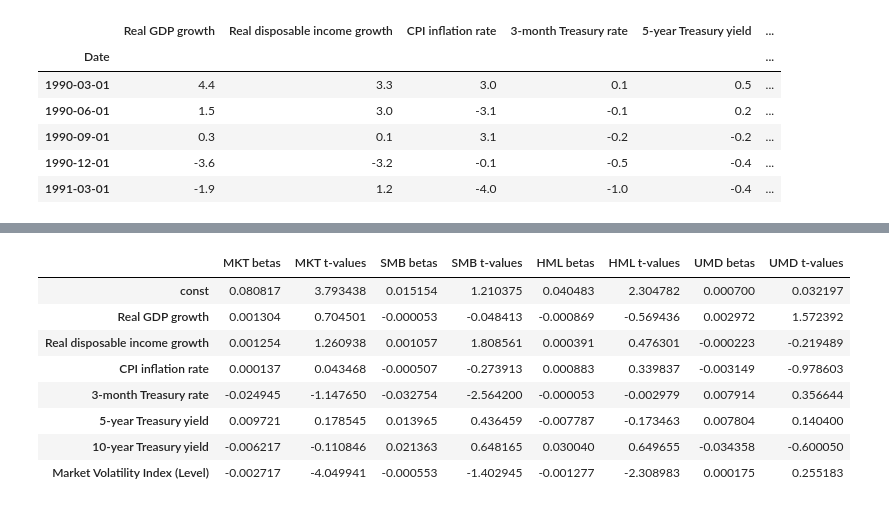
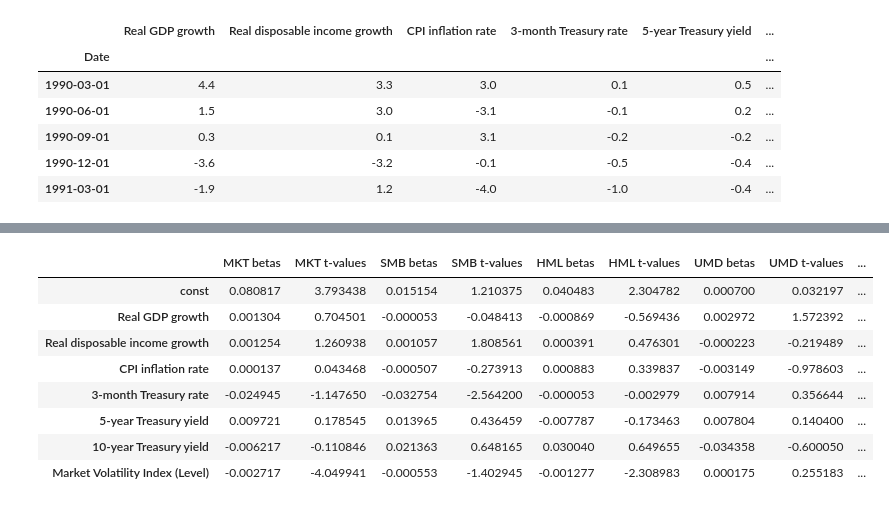
Before and after one commit to vafang25/Econ_Project_2, a Jupyter notebook: Data_Project_2.ipynb, the cells around one changed output, grey strips where cells are left out. Saved outputs shown, nothing was run; the diff lists cells and outputs as text; code cells hidden in the pictures.

```diff
--- a/Data_Project_2.ipynb
+++ b/Data_Project_2.ipynb
@@ -665,0 +734,7 @@ cum_stressed_predicted_returns.plot(title='Predicted Cumulative Portfolio Return
+# %%
+# get FF factors and portfolio returns in one dataframe
+
+FF_model = FF_factors.copy()
+FF_model['portfolio'] = returns['portfolio']
+FF_model = FF_model.dropna()
+FF_model
@@ -687,14 +800,34 @@ FF3 model R^2: 0.9012482150195321
 # %%
+# Adjust FF monthly returns to quarterly returns
+
+FF_factors.reset_index(inplace=True)
+
+# Extract quarter and aggregate the data
+FF_factors['Date'] = pd.to_datetime(FF_factors['Date'])
+FF_factors['Quarter'] = FF_factors['Date'].dt.to_period('Q')
+
+# Calculate cumulative returns for each FF portfolio within each quarter
+# Assuming monthly returns are given as percentages, so convert to decimals for compounding
+FF_factors['MKT'] = FF_factors['MKT'] /100 + 1
+FF_factors['SMB'] = FF_factors['SMB'] /100 + 1
+FF_factors['HML'] = FF_factors['HML'] /100  + 1
+FF_factors['UMD'] = FF_factors['UMD'] /100  + 1
+FF_factors['RMW'] = FF_factors['RMW'] /100  + 1
+FF_factors['CMA'] = FF_factors['CMA'] /100  + 1
+
+
 # Aggregate cumulative returns by quarter using product to compound
 quarterly_returns = FF_factors.groupby('Quarter').agg({
     'MKT': 'prod',
     'SMB': 'prod',
     'HML': 'prod',
-    'UMD': 'prod'
+    'UMD': 'prod',
+    'RMW': 'prod',
+    'CMA': 'prod'
 }).reset_index()
 
 # Convert back to percentage returns
-quarterly_returns[['MKT', 'SMB', 'HML', 'UMD']] = (quarterly_returns[['MKT', 'SMB', 'HML', 'UMD']] - 1) * 100
+quarterly_returns[['MKT', 'SMB', 'HML', 'UMD', 'RMW', 'CMA']] = (quarterly_returns[['MKT', 'SMB', 'HML', 'UMD', 'RMW', 'CMA']] - 1) * 100
 
 quarterly_returns = quarterly_returns.set_index('Quarter')
 quarterly_returns = quarterly_returns['1990':]
@@ -718,7 +851,7 @@ FF_MEVs.head()
 import statsmodels.api as sm
 
 reg_models = []
-factors = ['MKT', 'SMB', 'HML', 'UMD']
+factors = ['MKT', 'SMB', 'HML', 'UMD', 'RMW', 'CMA']
 for factor in factors:
     model = sm.OLS(FF_MEVs[factor], sm.add_constant(FF_MEVs[['Real GDP growth', 'Real disposable income growth', 'CPI inflation rate', '3-month Treasury rate', '5-year Treasury yield', '10-year Treasury yield', 'Market Volatility Index (Level)']])).fit()
     reg_models.append(model)
@@ -727,14 +860,18 @@ mkt_model = reg_models[0]
 smb_model = reg_models[1]
 hml_model = reg_models[2]
 umd_model = reg_models[3]
+rmw_model = reg_models[4]
+cma_model = reg_models[5]
 
 # print results
 print("MKT regression R^2:", mkt_model.rsquared)
 print("SMB regression R^2:", smb_model.rsquared)
 print("HML regression R^2:", hml_model.rsquared)
 print("UMD regression R^2:", umd_model.rsquared)
+print("RMW regression R^2:", rmw_model.rsquared)
+print("CMA regression R^2:", cma_model.rsquared)
 
-regression_summary = pd.DataFrame([mkt_model.params, mkt_model.tvalues, smb_model.params, smb_model.tvalues, hml_model.params, hml_model.tvalues, umd_model.params, umd_model.tvalues], index=['MKT betas', 'MKT t-values', 'SMB betas', 'SMB t-values', 'HML betas', 'HML t-values', 'UMD betas', 'UMD t-values']).T
+regression_summary = pd.DataFrame([mkt_model.params, mkt_model.tvalues, smb_model.params, smb_model.tvalues, hml_model.params, hml_model.tvalues, umd_model.params, umd_model.tvalues, rmw_model.params, rmw_model.tvalues, cma_model.params, cma_model.tvalues], index=['MKT betas', 'MKT t-values', 'SMB betas', 'SMB t-values', 'HML betas', 'HML t-values', 'UMD betas', 'UMD t-values', 'RMW betas', 'RMW t-values', 'CMA betas', 'CMA t-values']).T
 regression_summary
 # %% [output]
 MKT regression R^2: 0.14263072847689473
@@ -744,12 +883,12 @@ UMD regression R^2: 0.037163553833001184
-|  | MKT betas | MKT t-values | SMB betas | SMB t-values | HML betas | HML t-values | UMD betas | UMD t-values |
-| const | 0.080817 | 3.793438 | 0.015154 | 1.210375 | 0.040483 | 2.304782 | 0.000700 | 0.032197 |
-| Real GDP growth | 0.001304 | 0.704501 | -0.000053 | -0.048413 | -0.000869 | -0.569436 | 0.002972 | 1.572392 |
-| Real disposable income growth | 0.001254 | 1.260938 | 0.001057 | 1.808561 | 0.000391 | 0.476301 | -0.000223 | -0.219489 |
-| CPI inflation rate | 0.000137 | 0.043468 | -0.000507 | -0.273913 | 0.000883 | 0.339837 | -0.003149 | -0.978603 |
-| 3-month Treasury rate | -0.024945 | -1.147650 | -0.032754 | -2.564200 | -0.000053 | -0.002979 | 0.007914 | 0.356644 |
-| 5-year Treasury yield | 0.009721 | 0.178545 | 0.013965 | 0.436459 | -0.007787 | -0.173463 | 0.007804 | 0.140400 |
-| 10-year Treasury yield | -0.006217 | -0.110846 | 0.021363 | 0.648165 | 0.030040 | 0.649655 | -0.034358 | -0.600050 |
-| Market Volatility Index (Level) | -0.002717 | -4.049941 | -0.000553 | -1.402945 | -0.001277 | -2.308983 | 0.000175 | 0.255183 |
+|  | MKT betas | MKT t-values | SMB betas | SMB t-values | HML betas | HML t-values | UMD betas | UMD t-values | ... |
+| const | 0.080817 | 3.793438 | 0.015154 | 1.210375 | 0.040483 | 2.304782 | 0.000700 | 0.032197 | ... |
+| Real GDP growth | 0.001304 | 0.704501 | -0.000053 | -0.048413 | -0.000869 | -0.569436 | 0.002972 | 1.572392 | ... |
+| Real disposable income growth | 0.001254 | 1.260938 | 0.001057 | 1.808561 | 0.000391 | 0.476301 | -0.000223 | -0.219489 | ... |
+| CPI inflation rate | 0.000137 | 0.043468 | -0.000507 | -0.273913 | 0.000883 | 0.339837 | -0.003149 | -0.978603 | ... |
+| 3-month Treasury rate | -0.024945 | -1.147650 | -0.032754 | -2.564200 | -0.000053 | -0.002979 | 0.007914 | 0.356644 | ... |
+| 5-year Treasury yield | 0.009721 | 0.178545 | 0.013965 | 0.436459 | -0.007787 | -0.173463 | 0.007804 | 0.140400 | ... |
+| 10-year Treasury yield | -0.006217 | -0.110846 | 0.021363 | 0.648165 | 0.030040 | 0.649655 | -0.034358 | -0.600050 | ... |
+| Market Volatility Index (Level) | -0.002717 | -4.049941 | -0.000553 | -1.402945 | -0.001277 | -2.308983 | 0.000175 | 0.255183 | ... |
 # %%
 stressed_data = pd.concat(
     [FF_MEVs.loc[start:end] for start, end in stressed_date_ranges]
```
Also changed, not shown: parts of 26 cells of this notebook, 1 other file.
